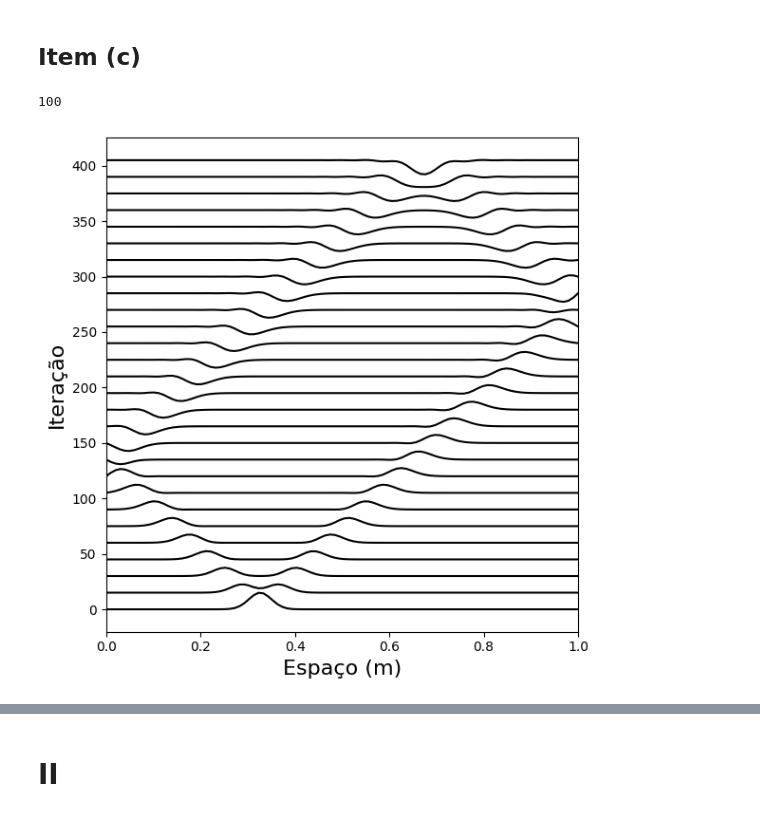
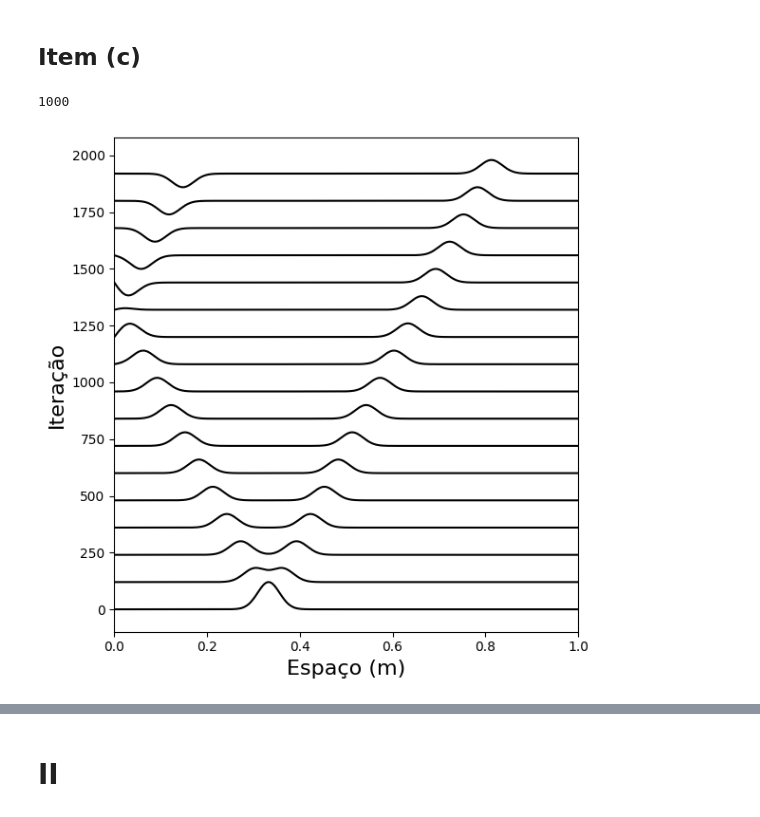
Before and after one commit to jeftersantiago/mec_estat_comp, a Jupyter notebook: projeto2/src/Graficos - Projeto 2.ipynb, the cells around one changed output, grey strips where cells are left out. Drawn from its saved outputs; the diff is of its cells as text; code cells hidden in the pictures.

```diff
--- a/projeto2/src/Graficos - Projeto 2.ipynb
+++ b/projeto2/src/Graficos - Projeto 2.ipynb
@@ -23,7 +23,7 @@ print(nt)
 899
 # %%
 # Gráfico simples de só 1 periodo completo
-data = np.loadtxt("saida-tarefa1-a.dat", max_rows = 100)
+data = np.loadtxt("saida-tarefa1-a.dat", max_rows = 1000)
 
 Y = data.T
 X = np.linspace(0, 1, len(Y))
@@ -32,7 +32,7 @@ offset_increment = 1
 offset = 0
 
 plt.figure(figsize=(6, 6))
-skip = 2
+skip = 15
 # Y = Y*dt
 for i in range(0, Y.shape[1], skip):
    plt.plot(X, skip* Y[:, i] + skip * offset, color = "black")
@@ -53,13 +53,11 @@ plt.show()
 # %% [markdown]
 ## Item (b)
 # %%
-N = 5
+N = 9
 data = np.loadtxt("saida-tarefa1-b.dat", max_rows =  2 * N)
 
 Y = data.T
 X = np.linspace(0, 1, len(Y))
-
-
 fig = plt.figure(figsize=(6, 6))
 
 ax = fig.add_subplot(111)
@@ -68,13 +66,12 @@ ax.set_ylabel('Iteração', fontsize = 16)
 
 offset_increment = 1
 offset = 0
-for i in range(0, N): # Y.shape[1]):
+for i in range(0, N+1+1+1+1+1+1+1): # Y.shape[1]):
     plt.plot(X, 5*(Y[:, i] + offset), color="black")
     offset += offset_increment
+#    print(i)
 
-
-plt.plot(X, 20 + Y[:, 5] + offset,marker=',', color = "red")
-plt.plot(X, 25 + Y[:, 6] + offset,marker=',', color = "red")
+plt.plot(X, Y[:, 16] + 5*offset,marker=',', color = "red")
 
 ax.set_yticks([])
 plt.yticks()
@@ -87,35 +84,35 @@ plt.show()
 # %% [markdown]
 ## Item (c)
 # %%
-data = np.loadtxt("saida-tarefa1-c.dat", max_rows = 420)
+data = np.loadtxt("saida-tarefa1-c.dat", max_rows = 4000)
 Y = data.T
 X = np.linspace(0, 1, len(Y))
 
 print(len(Y))
 
 offset_increment = 1
 offset = 0
 
 plt.figure(figsize=(6, 6))
-skip = 15
+skip = 120
 for i in range(0, Y.shape[1], skip):
     plt.plot(X, skip*(Y[:, i] + offset),  color="black")
     offset += offset_increment
 
 # plt.yticks([])
 plt.xlabel("Espaço (m)", fontsize=16)
 plt.ylabel("Iteração", fontsize=16)
 
 plt.xlim(0, 1)
 
 plt.grid(True, which='both', linestyle='', linewidth=0.5)
 plt.tight_layout()
 
 plt.savefig('../relatorio/graficos/graf-tarefa1-c1.png', dpi=300, bbox_inches='tight')
 plt.show()
 # %% [output]
-100
+1000
-[figure, old version]
+[figure, new version]
 # %%
 data = np.loadtxt("saida-tarefa1-c.dat") #, max_rows = 420)
 Y = data.T
```
Also changed, not shown: parts of 14 cells of this notebook, 18 other files.
